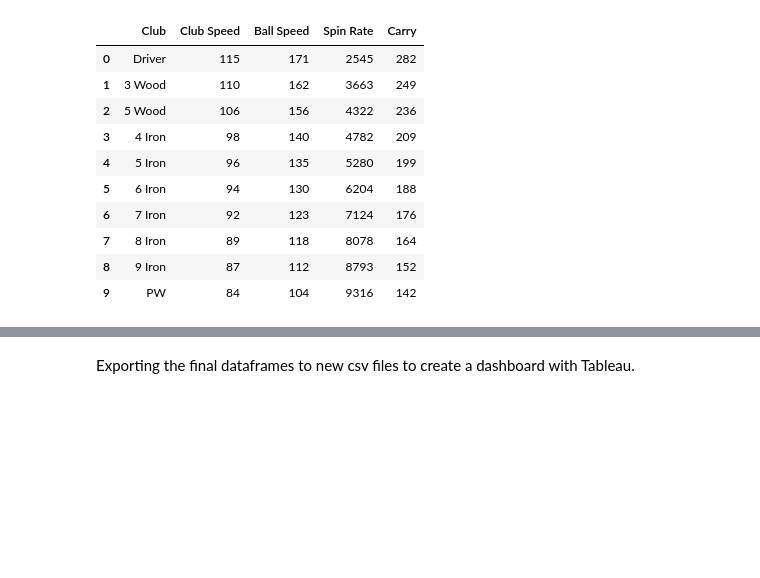
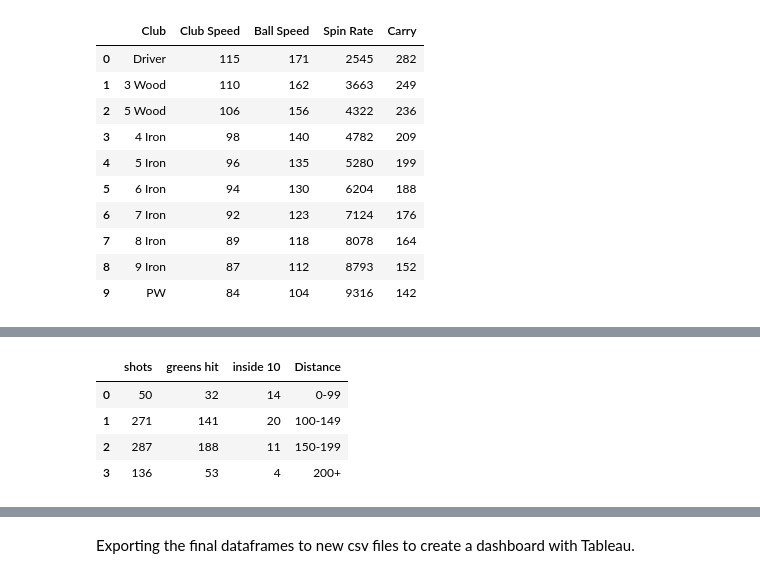
Before and after one commit to joja4479/Golf-Shot-Analysis, a Jupyter notebook: golf_shot_analysis.ipynb, the cells around one changed output, grey strips where cells are left out. Saved outputs shown, nothing was run; the diff lists cells and outputs as text; code cells hidden in the pictures; blank space fills up the shorter version.

```diff
--- a/golf_shot_analysis.ipynb
+++ b/golf_shot_analysis.ipynb
@@ -575,0 +539,17 @@ plt.show()
+# %%
+approach_data = {
+    "shots": [50, 271,287,136],
+    "greens hit": [32, 141, 188, 53],
+    "inside 10": [14, 20,11,4],
+    "Distance": ["0-99", "100-149", "150-199", "200+"]
+}
+
+approach_df = pd.DataFrame(approach_data)
+
+approach_df.head()
+# %% [output]
+|  | shots | greens hit | inside 10 | Distance |
+| 0 | 50 | 32 | 14 | 0-99 |
+| 1 | 271 | 141 | 20 | 100-149 |
+| 2 | 287 | 188 | 11 | 150-199 |
+| 3 | 136 | 53 | 4 | 200+ |
```
Also changed, not shown: parts of 26 cells of this notebook.
